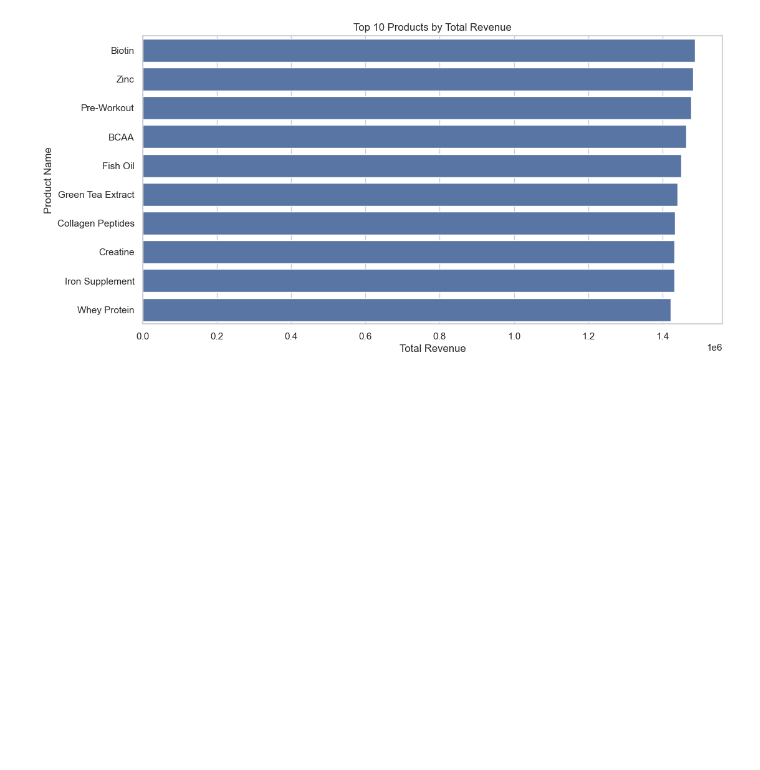
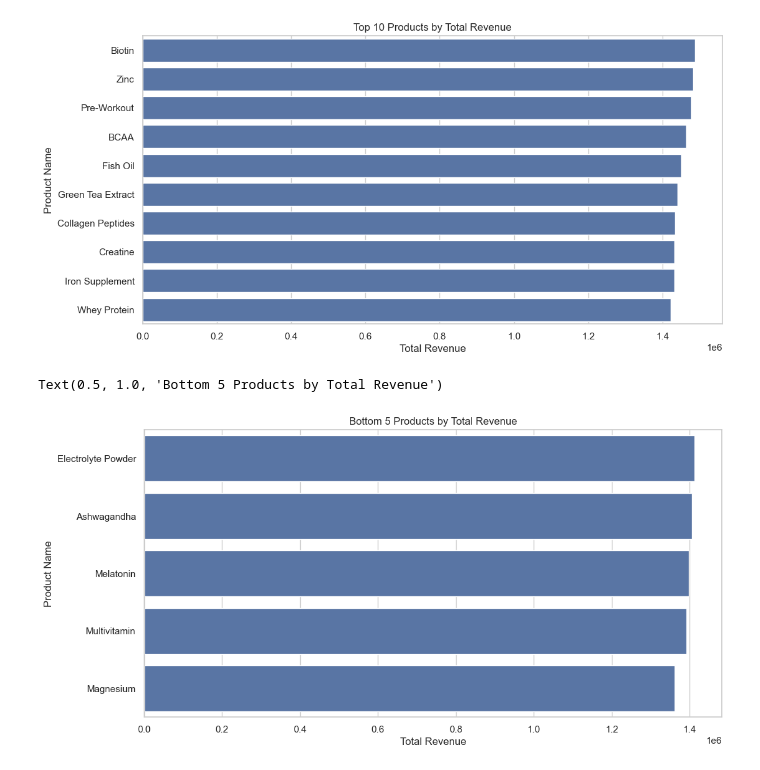
Before and after one commit to Mohamed-Shaheedullah/supplement-sales-EDA, a Jupyter notebook: supplement-sales-analysis.ipynb, the cells around one changed output. Drawn from its saved outputs; the diff is of its cells as text; code cells hidden in the pictures; blank space fills up the shorter version.

```diff
--- a/supplement-sales-analysis.ipynb
+++ b/supplement-sales-analysis.ipynb
@@ -108,3 +148,11 @@ plt.title('Top 10 Products by Total Revenue')
 # %% [output]
 Text(0.5, 1.0, 'Top 10 Products by Total Revenue')
 [figure]
+# %%
+sns.set(style='whitegrid')
+plt.figure(figsize=(12, 6))
+sns.barplot(x='Total Revenue', y='Product Name', data=df_rev.tail(5))
+plt.title('Bottom 5 Products by Total Revenue')
+# %% [output]
+Text(0.5, 1.0, 'Bottom 5 Products by Total Revenue')
+[figure, added]
```
Also changed, not shown: parts of 5 cells of this notebook.
